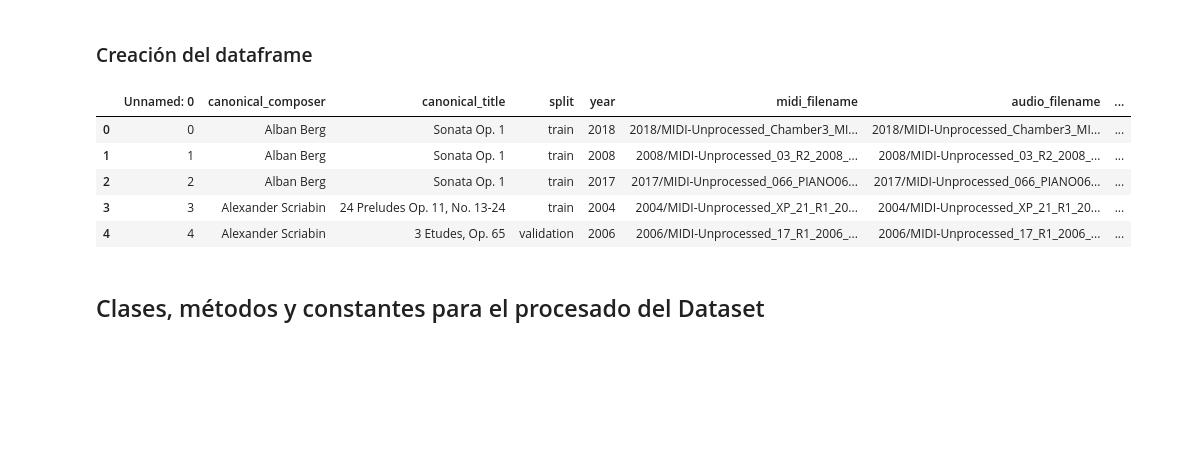
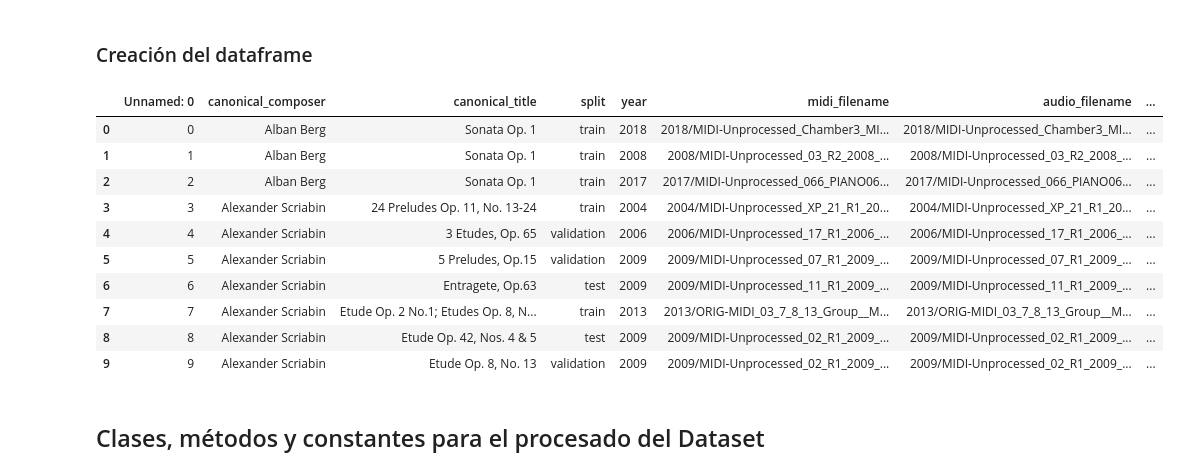
Before and after one commit to alvaro-lg/TFG, a Jupyter notebook: TFG.ipynb, the cells around one changed output. Saved outputs shown, nothing was run; the diff lists cells and outputs as text; code cells hidden in the pictures; blank space fills up the shorter version.

```diff
--- a/TFG.ipynb
+++ b/TFG.ipynb
@@ -43,13 +43,18 @@ def set_dataframe(df, path=PATH + 'maestro-v3.0.0.csv'):
 # %%
 df = get_dataframe()
-df.head()
+df.head(10)
 # %% [output]
 |  | Unnamed: 0 | canonical_composer | canonical_title | split | year | midi_filename | audio_filename | ... |
 | 0 | 0 | Alban Berg | Sonata Op. 1 | train | 2018 | 2018/MIDI-Unprocessed_Chamber3_MI... | 2018/MIDI-Unprocessed_Chamber3_MI... | ... |
 | 1 | 1 | Alban Berg | Sonata Op. 1 | train | 2008 | 2008/MIDI-Unprocessed_03_R2_2008_... | 2008/MIDI-Unprocessed_03_R2_2008_... | ... |
 | 2 | 2 | Alban Berg | Sonata Op. 1 | train | 2017 | 2017/MIDI-Unprocessed_066_PIANO06... | 2017/MIDI-Unprocessed_066_PIANO06... | ... |
 | 3 | 3 | Alexander Scriabin | 24 Preludes Op. 11, No. 13-24 | train | 2004 | 2004/MIDI-Unprocessed_XP_21_R1_20... | 2004/MIDI-Unprocessed_XP_21_R1_20... | ... |
 | 4 | 4 | Alexander Scriabin | 3 Etudes, Op. 65 | validation | 2006 | 2006/MIDI-Unprocessed_17_R1_2006_... | 2006/MIDI-Unprocessed_17_R1_2006_... | ... |
+| 5 | 5 | Alexander Scriabin | 5 Preludes, Op.15 | validation | 2009 | 2009/MIDI-Unprocessed_07_R1_2009_... | 2009/MIDI-Unprocessed_07_R1_2009_... | ... |
+| 6 | 6 | Alexander Scriabin | Entragete, Op.63 | test | 2009 | 2009/MIDI-Unprocessed_11_R1_2009_... | 2009/MIDI-Unprocessed_11_R1_2009_... | ... |
+| 7 | 7 | Alexander Scriabin | Etude Op. 2 No.1; Etudes Op. 8, N... | train | 2013 | 2013/ORIG-MIDI_03_7_8_13_Group__M... | 2013/ORIG-MIDI_03_7_8_13_Group__M... | ... |
+| 8 | 8 | Alexander Scriabin | Etude Op. 42, Nos. 4 & 5 | test | 2009 | 2009/MIDI-Unprocessed_02_R1_2009_... | 2009/MIDI-Unprocessed_02_R1_2009_... | ... |
+| 9 | 9 | Alexander Scriabin | Etude Op. 8, No. 13 | validation | 2009 | 2009/MIDI-Unprocessed_02_R1_2009_... | 2009/MIDI-Unprocessed_02_R1_2009_... | ... |
 # %% [markdown]
 ## Clases, métodos y constantes para el procesado del Dataset
 # %% [markdown]
```
Also changed, not shown: parts of 24 cells of this notebook, 4 other files.
